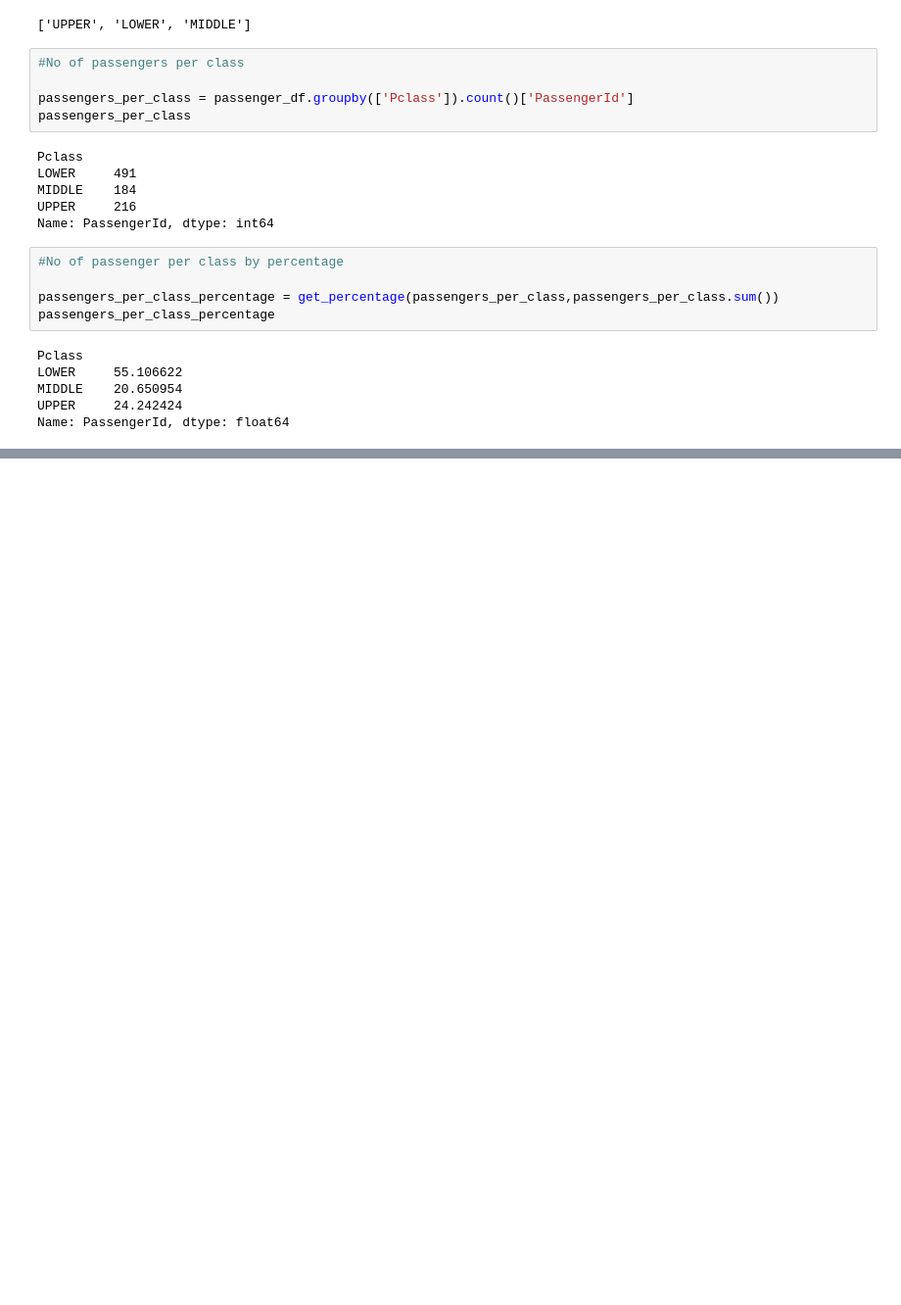
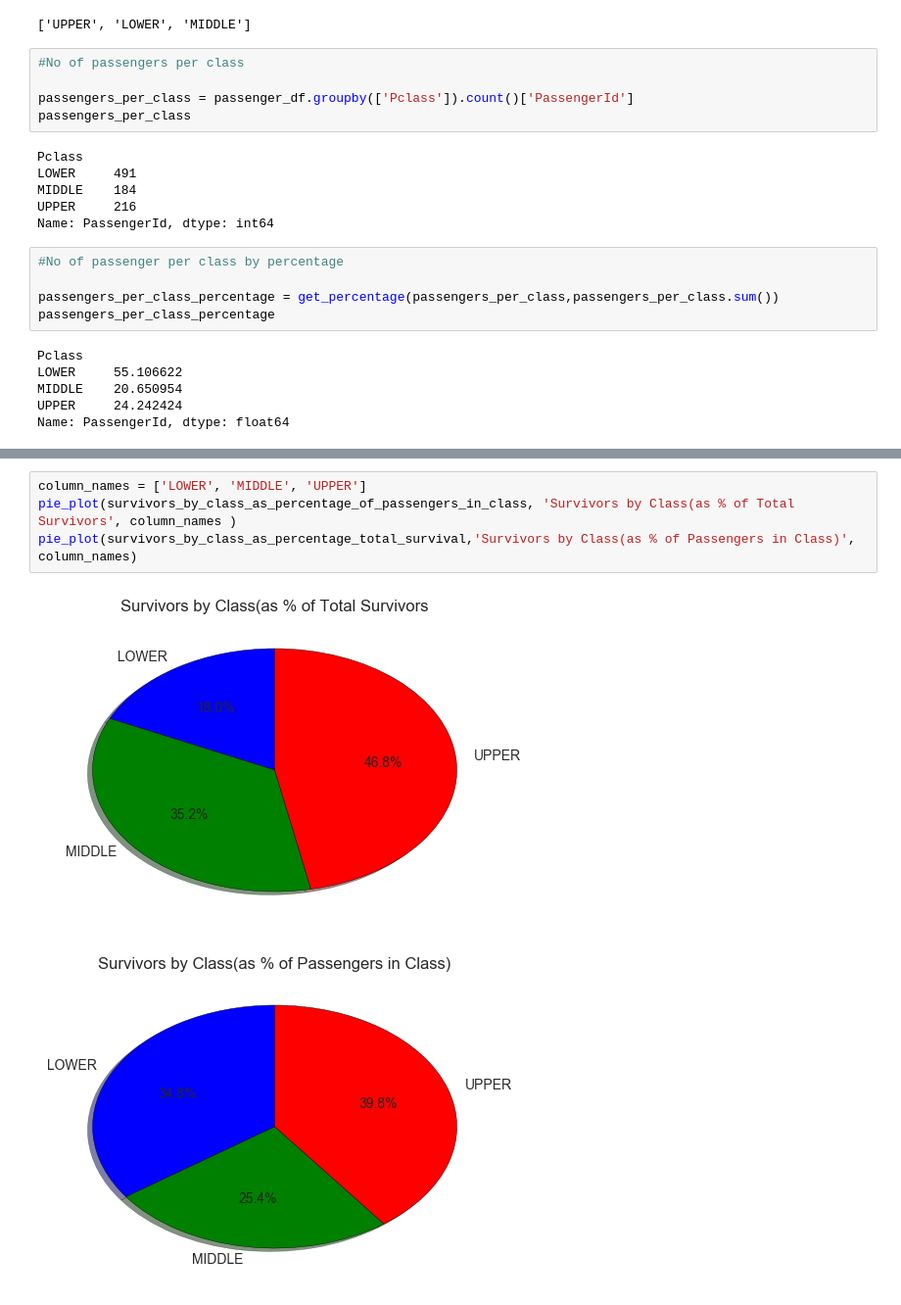
Before and after one commit to rramchan12/Data-Analyst-NanoDegree, a Jupyter notebook: P2 - Investigate a Dataset using Python/Investigating_Titanic_Data.ipynb, the cells around one changed output, grey strips where cells are left out. Shown: that part at 98% size. Saved outputs shown, nothing was run; the diff lists cells and outputs as text; blank space fills up the shorter version.

```diff
--- a/P2 - Investigate a Dataset using Python/Investigating_Titanic_Data.ipynb
+++ b/P2 - Investigate a Dataset using Python/Investigating_Titanic_Data.ipynb
@@ -273,0 +288,7 @@ pie_plot(survivors_by_class_as_percentage_total_survival,'Survivors by Class(as
+# %%
+column_names = ['LOWER', 'MIDDLE', 'UPPER']
+pie_plot(survivors_by_class_as_percentage_of_passengers_in_class, 'Survivors by Class(as % of Total Survivors', column_names )
+pie_plot(survivors_by_class_as_percentage_total_survival,'Survivors by Class(as % of Passengers in Class)', column_names)
+# %% [output]
+[figure, added]
+[figure, added]
```
Also changed, not shown: parts of 12 cells of this notebook.
